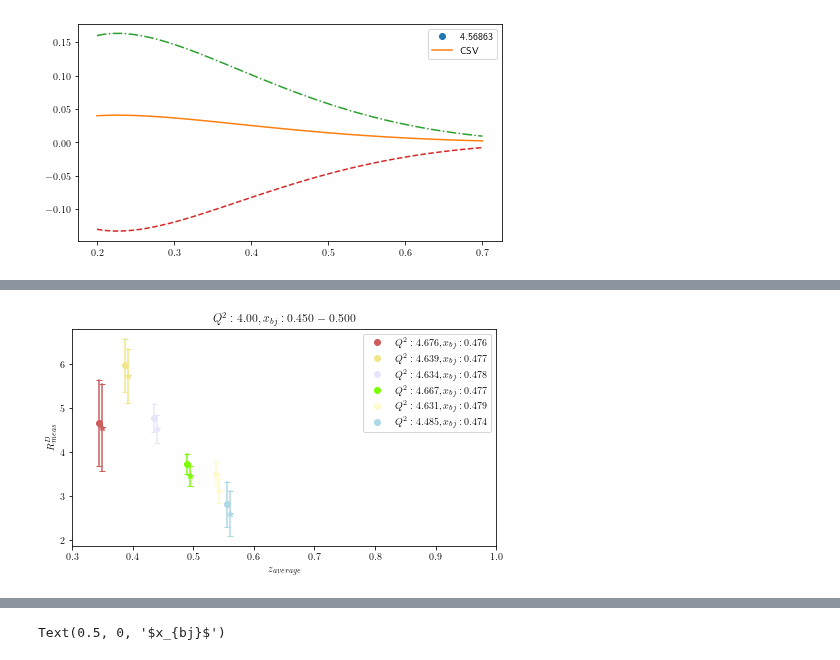
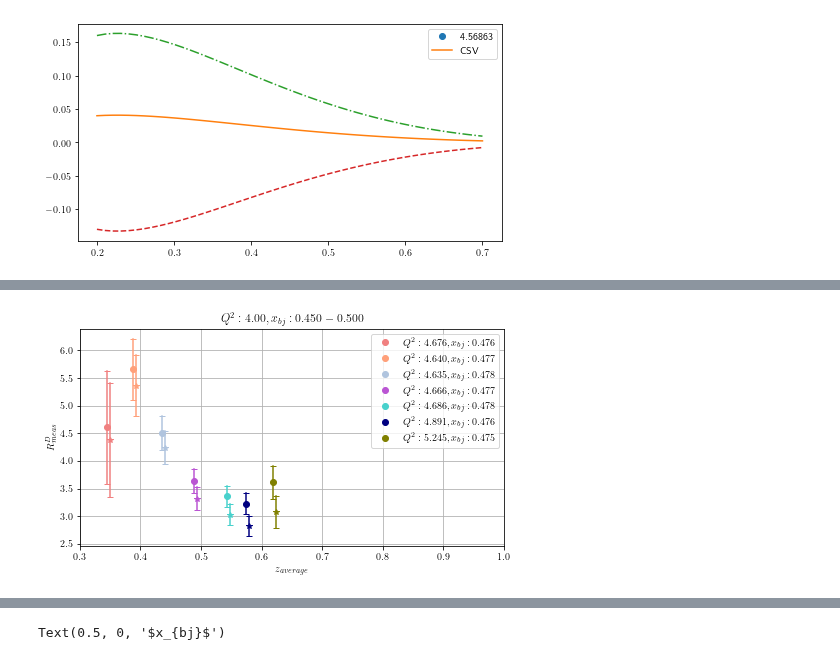
Before and after one commit to Mengzhendada/csv_notebook, a Jupyter notebook: CSV_calculation_Q2center_pandas.ipynb, the cells around one changed output, grey strips where cells are left out. Cells and saved outputs as stored; diff of their text form; code cells hidden in the pictures.

```diff
--- a/CSV_calculation_Q2center_pandas.ipynb
+++ b/CSV_calculation_Q2center_pandas.ipynb
@@ -26,7 +26,7 @@ import pandas as pd
 from iminuit.cost import LeastSquares
 i_rho = -1
 # rho is subtracted in C++ file and saved in the csv input file. Need to change these whenever it's changed in C++ file
-i_FF = 6
+i_FF = 2
 FF_model = ["fDSSLO","fDSSNLO","JAM20","hknsff07_LO","hknsff07_NLO","myDz","Geiger"]
 i_PDF = 1
 PDF_model = ["cteq6l1","JAM20","cteq18qed"]
@@ -324,9 +324,10 @@ Q2_str = ["4.000000","4.750000","5.500000"]
 Q2 = Q2s[0]
 #RDs_xbj = []
 #RDs_xbj_err = []
-colors_all = ['bisque','orange','darkorange','darksalmon','sienna','palevioletred','darkorchid','mediumvioletred','indigo','black','indianred','khaki','lavender','lawngreen','lemonchiffon','lightblue','lightcoral','lightsalmon','lightsteelblue','mediumorchid','mediumturquoise','navy','olive','orange','orangered','palevioletred','pink','red','royalblue','seagreen','sienna','slateblue','springgreen','tan','teal','thistle','tomato','wheat','yellow','bisque','orange','darkorange','darksalmon','sienna','palevioletred','darkorchid','mediumvioletred','indigo','black','indianred','khaki','lavender','lawngreen','lemonchiffon','lightblue','lightcoral','lightsalmon','lightsteelblue','mediumorchid','mediumturquoise','navy','bisque','orange','darkorange','darksalmon','sienna','bisque','orange','darkorange','darksalmon','sienna']
+colors_all = ['bisque','orange','darkorange','darksalmon','sienna','palevioletred','darkorchid','mediumvioletred','indigo','black','indianred','khaki','lavender','lawngreen','lemonchiffon','lightblue','lightcoral','lightsalmon','lightsteelblue','mediumorchid','mediumturquoise','navy','olive','orange','orangered','palevioletred','pink','red','royalblue','seagreen','sienna','slateblue','springgreen','tan','teal','thistle','tomato','wheat','yellow','bisque','orange','darkorange','darksalmon','sienna','palevioletred','darkorchid','mediumvioletred','indigo','black','indianred','khaki','lavender','lawngreen','lemonchiffon','lightblue','lightcoral','lightsalmon','lightsteelblue','mediumorchid','mediumturquoise','navy','bisque','orange','darkorange','darksalmon','sienna','bisque','orange','darkorange','darksalmon','sienna','bisque','orange','darkorange','darksalmon','sienna','palevioletred','darkorchid']
 i_col = 0
 df = pd.read_csv("results/csv.csv")
+df = df[df['Wp2_corr']>2.8]
 xs = df[df['Q2']==4].sort_values('xbj')['xbj'].unique()
 
 #ax.errorbar(xs,zs,RDs,RD_err,marker = "_")
@@ -529,7 +531,7 @@ for ix in range(0,len(xs)):
             if Q2i_corr<3:
                 print(Q2i_corr)
 
-            CSVxzi = CSVx(math.sqrt(Q2i_corr),zi_corr,xbji_corr,RDi)
+            CSVxzi = CSVx(math.sqrt(Q2i_corr),zi_corr,xbji_corr,RDi_rho)
             CSVxzi_err = CSVx_err(math.sqrt(Q2i_corr),zi_corr,xbji_corr,RDi_error)
             CSV_ones.append(CSVxzi)
             CSV_ones_err.append(CSVxzi_err)
@@ -940,7 +943,7 @@ for ix in range(0,len(xs)):
             if Q2i_corr<3:
                 print(Q2i_corr)
 
-            CSVxzi = CSVx(math.sqrt(Q2i_corr),zi_corr,xbji_corr,RDi)
+            CSVxzi = CSVx(math.sqrt(Q2i_corr),zi_corr,xbji_corr,RDi_rho)
             CSVxzi_err = CSVx_err(math.sqrt(Q2i_corr),zi_corr,xbji_corr,RDi_error)
             CSV_twos.append(CSVxzi)
             CSV_twos_err.append(CSVxzi_err)
@@ -1329,7 +1332,7 @@ for ix in range(0,len(xs)):
             if Q2i_corr<3:
                 print(Q2i_corr)
 
-            CSVxzi = CSVx(math.sqrt(Q2i_corr),zi_corr,xbji_corr,RDi)
+            CSVxzi = CSVx(math.sqrt(Q2i_corr),zi_corr,xbji_corr,RDi_rho)
             CSVxzi_err = CSVx_err(math.sqrt(Q2i_corr),zi_corr,xbji_corr,RDi_error)
             CSV_threes.append(CSVxzi)
             CSV_threes_err.append(CSVxzi_err)
@@ -1400 +1403 @@ for ix in range(0,len(xs)):
-[figure, old version]
+[figure, new version]
```
Also changed, not shown: parts of 24 cells of this notebook, 9 other files.
